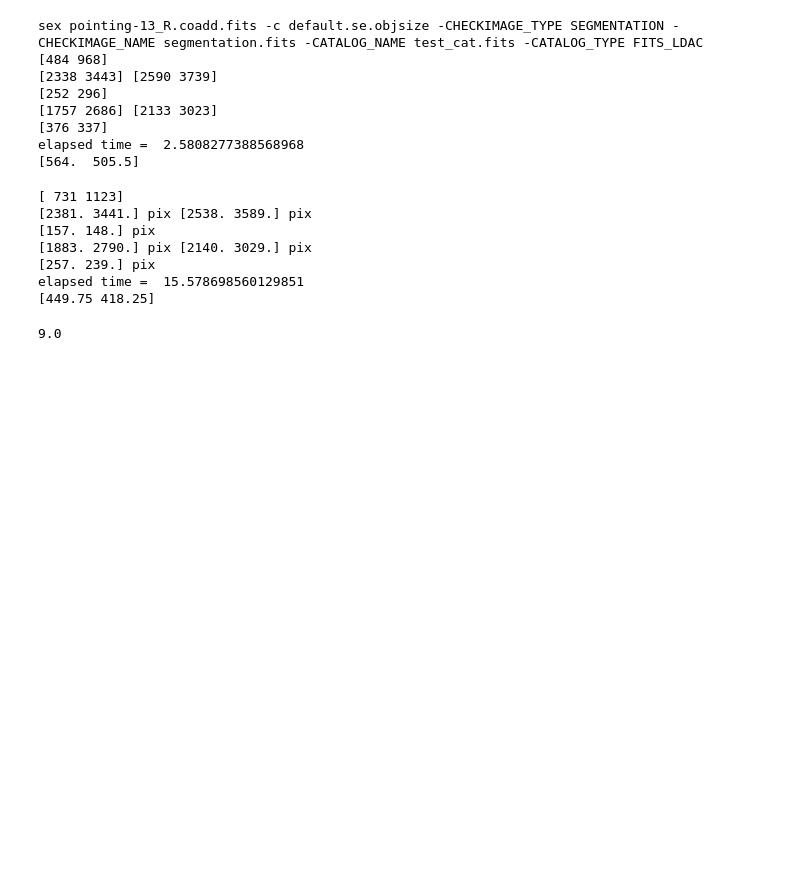
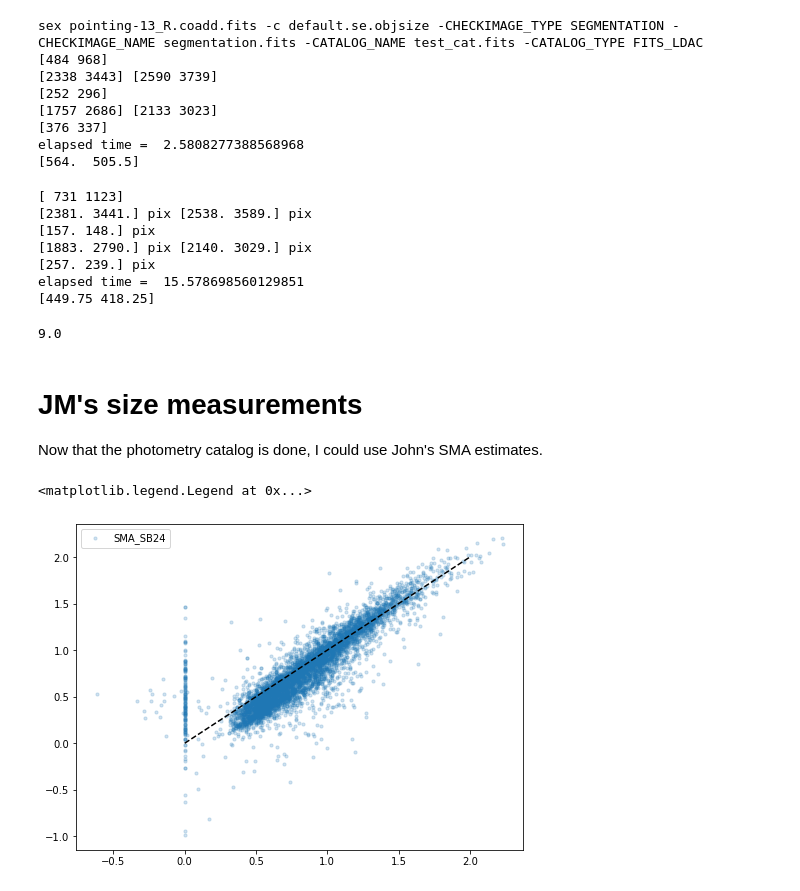
Before and after one commit to rfinn/halphagui, a Jupyter notebook: notebooks/getobjectsize-dev.ipynb, the cells around one changed output. Drawn from its saved outputs; the diff is of its cells as text; code cells hidden in the pictures; blank space fills up the shorter version.

```diff
--- a/notebooks/getobjectsize-dev.ipynb
+++ b/notebooks/getobjectsize-dev.ipynb
@@ -299,3 +299,9 @@ elapsed time =  15.578698560129851
 540./60
 # %% [output]
 9.0
+# %% [markdown]
+# JM's size measurements
+
+Now that the photometry catalog is done, I could use John's SMA estimates.
+# %%
+mycolors = plt.rcParams['axes.prop_cycle'].by_key()['color']
@@ -301,0 +310,14 @@ elapsed time =  15.578698560129851
+# %%
+# plot D25 vs SMA from ephot catalogs
+x = v.hl['logd25']
+ecols = ['SMA_SB24']#,'SMA_SB25']
+
+plt.figure(figsize=(8,6))
+for i,e in enumerate(ecols):
+    plt.scatter(x,np.log10(v.ephot[e]*.3),s=10,c=mycolors[i],alpha=.2,label=e)
+xline = np.linspace(0,2,100)
+plt.plot(xline,xline,'k--')
+plt.legend()
+# %% [output]
+<matplotlib.legend.Legend at 0x...>
+[figure, added]
```
Also changed, not shown: parts of 1 cell of this notebook.
